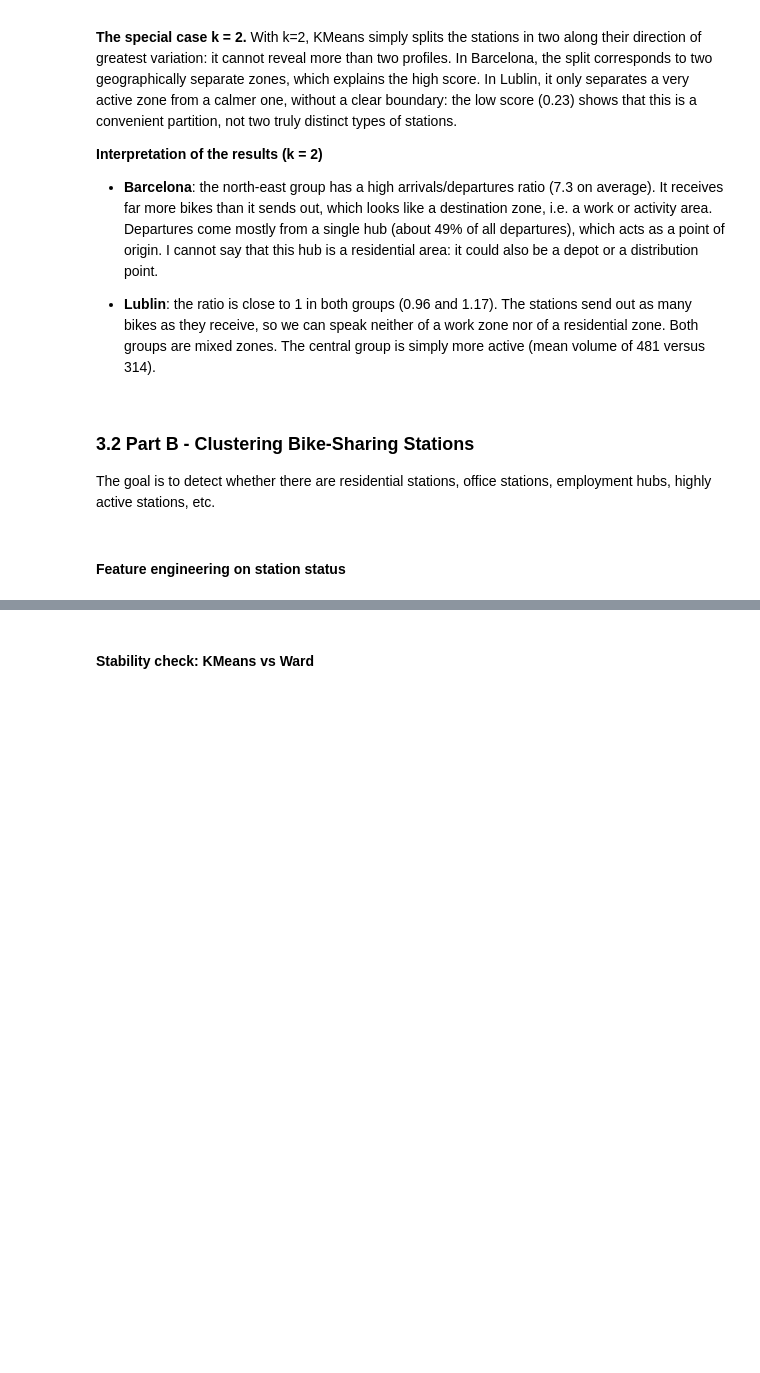
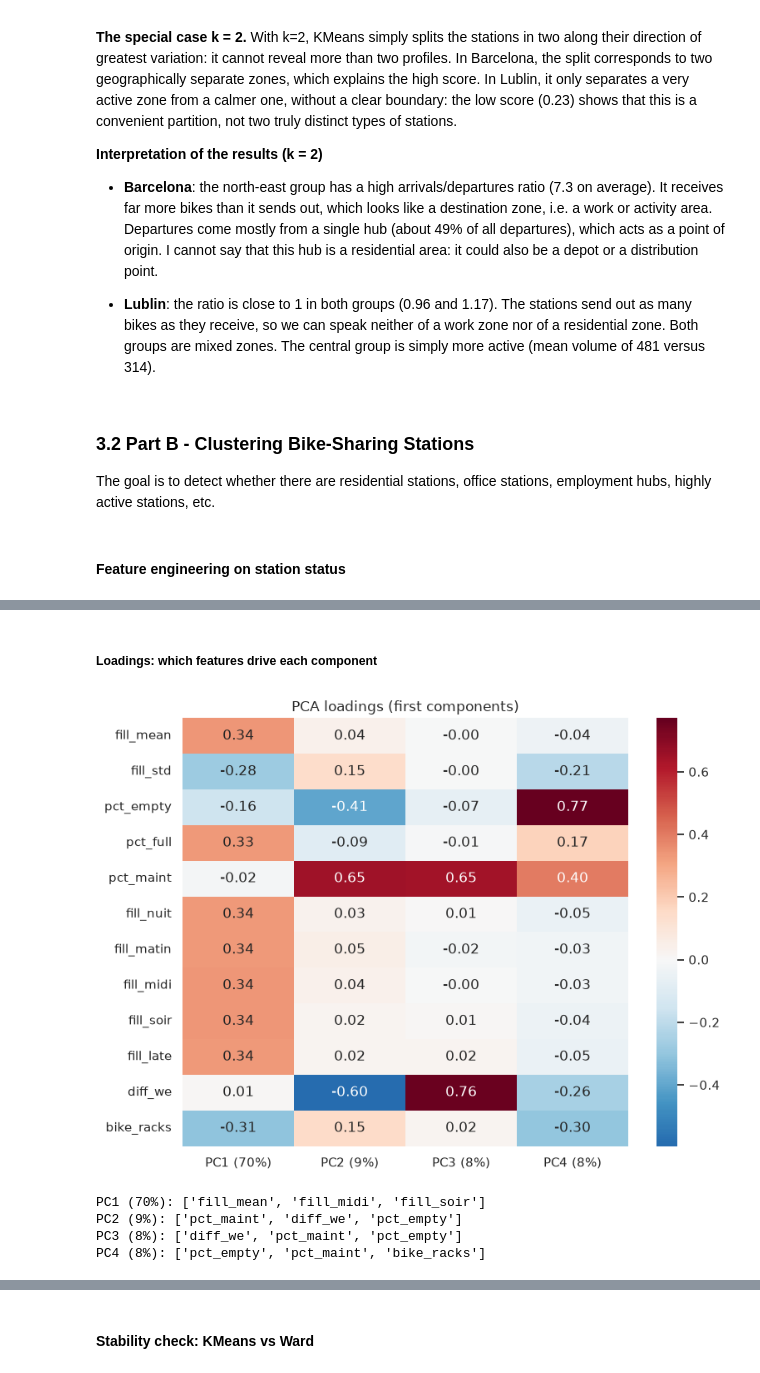
Before and after one commit to Memeel/ML_Challenge, a Jupyter notebook: notebook/FML_challenge.ipynb, the cells around one changed output, grey strips where cells are left out. Cells and saved outputs as stored; diff of their text form; code cells hidden in the pictures; blank space fills up the shorter version.

```diff
--- a/notebook/FML_challenge.ipynb
+++ b/notebook/FML_challenge.ipynb
@@ -1134,0 +2087,26 @@ for k in range(2, 9):
+# %% [markdown]
+##### Loadings: which features drive each component
+# %%
+n_show = min(4, pca_full.n_components_)
+loadings = pd.DataFrame(
+    pca_full.components_[:n_show].T,
+    index=feat_cols,
+    columns=[f'PC{i + 1} ({pca_full.explained_variance_ratio_[i]:.0%})' for i in range(n_show)],
+)
+
+plt.figure(figsize=(8, 6))
+sns.heatmap(loadings, annot=True, fmt='.2f', cmap='RdBu_r', center=0)
+plt.title('PCA loadings (first components)')
+plt.tight_layout()
+plt.show()
+
+# strongest features for each of the first components
+for col in loadings.columns:
+    top = loadings[col].abs().sort_values(ascending=False).head(3).index.tolist()
+    print(f"{col}: {top}")
+# %% [output]
+[figure, added]
+PC1 (70%): ['fill_mean', 'fill_midi', 'fill_soir']
+PC2 (9%): ['pct_maint', 'diff_we', 'pct_empty']
+PC3 (8%): ['diff_we', 'pct_maint', 'pct_empty']
+PC4 (8%): ['pct_empty', 'pct_maint', 'bike_racks']
```
Also changed, not shown: parts of 110 cells of this notebook.
